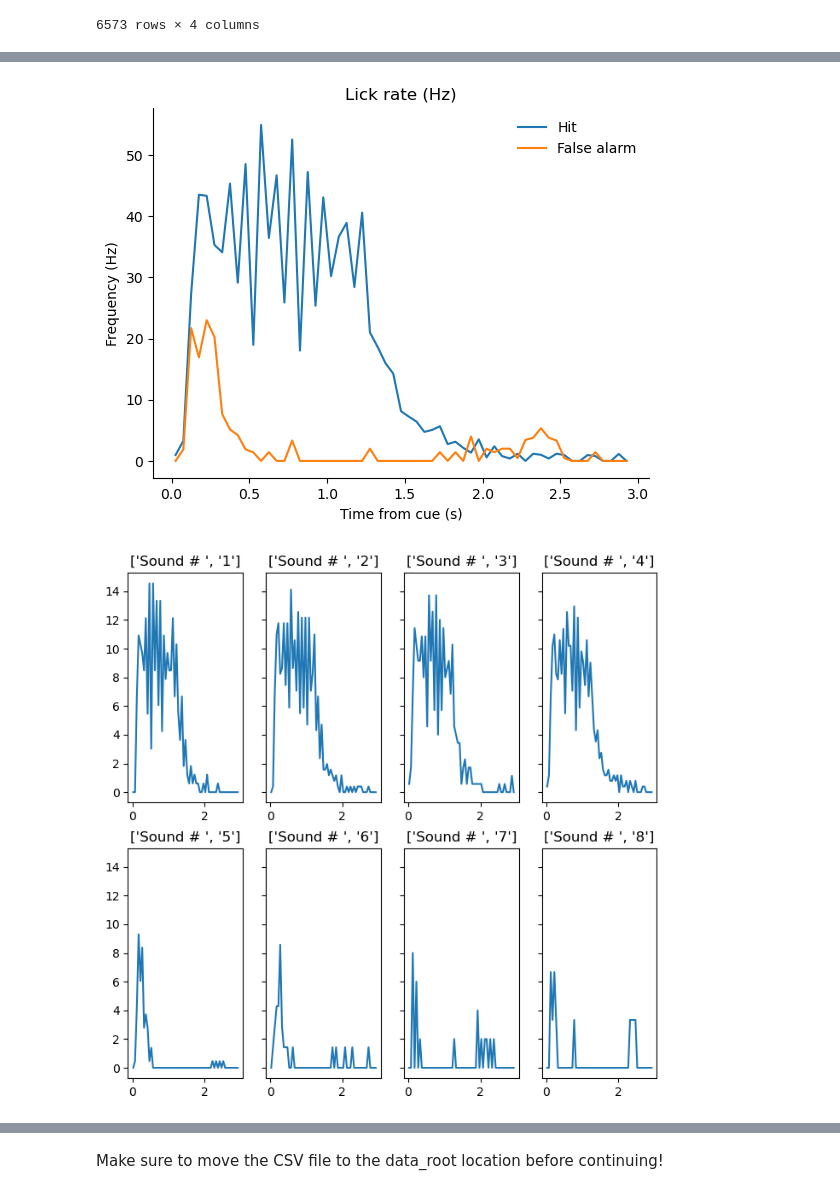
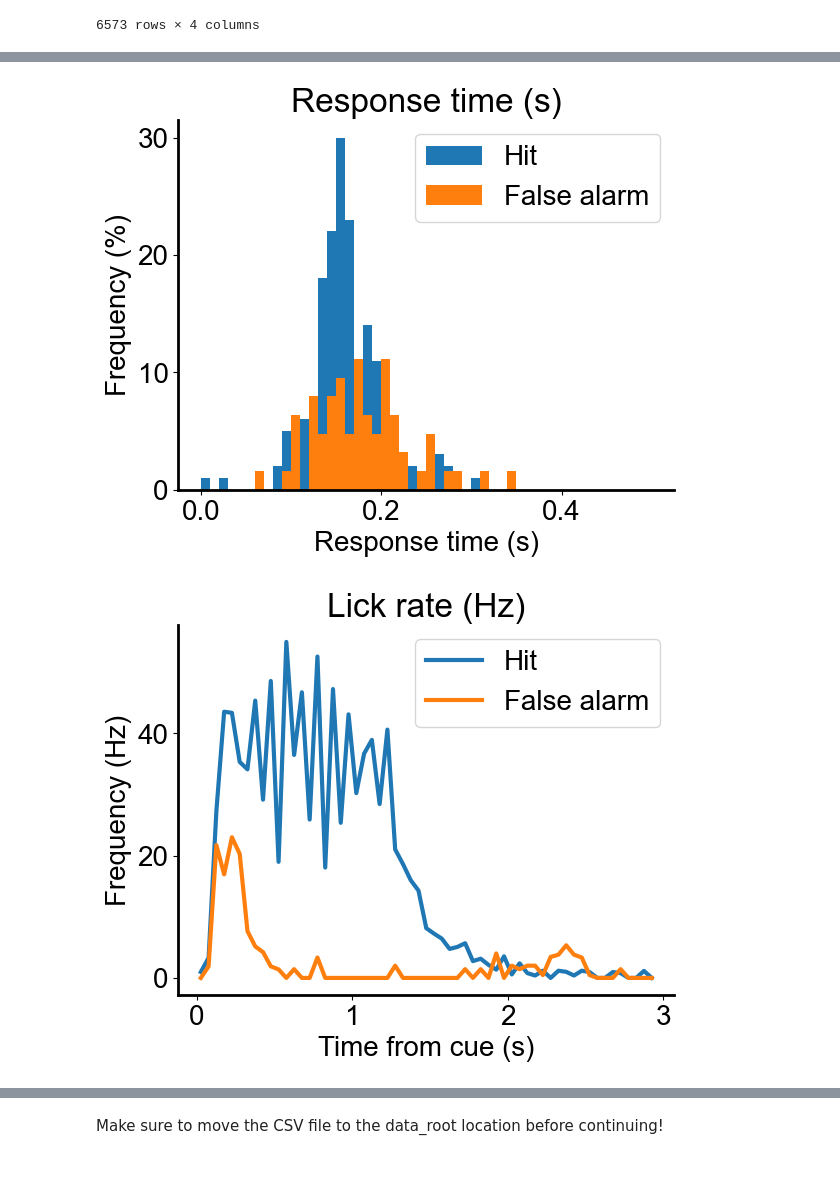
Before and after one commit to sumwor/madeline_go_nogo, a Jupyter notebook: FullCa2Pipeline_1Session.ipynb, the cells around one changed output, grey strips where cells are left out. Drawn from its saved outputs; the diff is of its cells as text; code cells hidden in the pictures.

Commit message:
make plots prettier

```diff
--- a/FullCa2Pipeline_1Session.ipynb
+++ b/FullCa2Pipeline_1Session.ipynb
@@ -21,8 +21,8 @@ animal = 'JUV015'
 session = '220409'
 # %%
 # Grab file from server
-#input_folder = "C:\\Users\\hongl\\Documents\\GitHub\\madeline_go_nogo\\data"
-input_folder = "C:\\Users\\xiachong\\Documents\\GitHub\\madeline_go_nogo\\data"
+input_folder = "C:\\Users\\hongl\\Documents\\GitHub\\madeline_go_nogo\\data"
+#input_folder = "C:\\Users\\xiachong\\Documents\\GitHub\\madeline_go_nogo\\data"
 input_file = "JUV015_220409_behaviorLOG.mat"
 hfile = h5py.File(os.path.join(input_folder, input_file), 'r')
 hfile['out'].keys() # prints trial variables
@@ -110,3 +110,4 @@ result_df.to_csv(f"{animal}_{session}_behavior_output.csv")
 # 3. response time by trial type
 # 4. intertrial-interval distrubution
 # 5. running speed aligned to the trial-start, lick, reward
+saveBehFigPath = os.path.join(input_folder, 'beh_plot')
@@ -149,6 +128,13 @@ trialbytrial.response_time()
+# %%
+rtPlot = trialbytrial.response_time()
+rtPlot.save_plot('Response time.svg', 'svg', saveBehFigPath)
+rtPlot.save_plot('Response time.tif', 'tif', saveBehFigPath)
+# %% [output]
+[figure, added]
 # %%
 # plot lick rate for Hit/false alarm trials
-trialbytrial.lick_rate()
+lickRatePlot = trialbytrial.lick_rate()
+lickRatePlot.save_plot('Lick rate.svg', 'svg', saveBehFigPath)
+lickRatePlot.save_plot('Lick rate.tif', 'tif', saveBehFigPath)
 # %% [output]
-[figure, old version]
+[figure, new version]
-[figure, removed]
```
Also changed, not shown: parts of 11 cells of this notebook, 15 other files.
